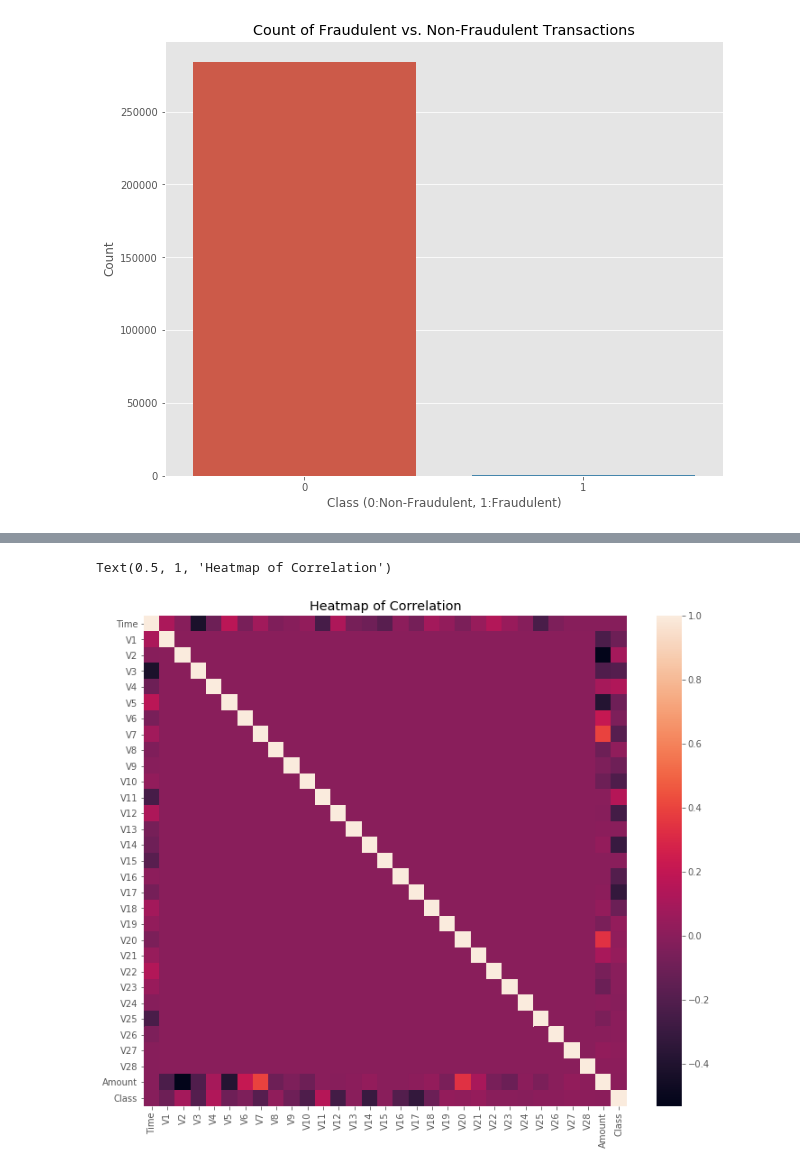
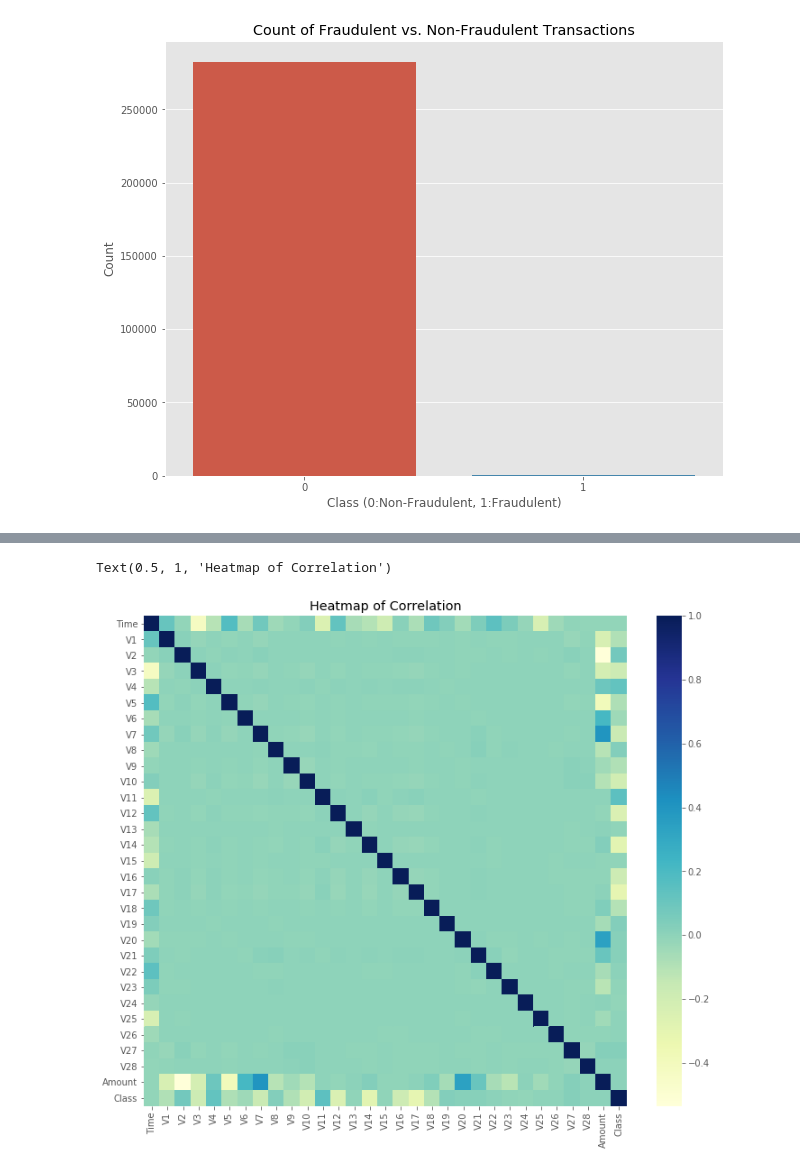
Before and after one commit to BITS-SECOND-SEM-ASSIGNMENT-GROUP-60/credit-fraud-detection, a Jupyter notebook: credit_card_fraud_detection.ipynb, the cells around one changed output, grey strips where cells are left out. Saved outputs shown, nothing was run; the diff lists cells and outputs as text; code cells hidden in the pictures.

```diff
--- a/credit_card_fraud_detection.ipynb
+++ b/credit_card_fraud_detection.ipynb
@@ -71,0 +80,4 @@ data.loc[:, ['Time', 'Amount']].describe()
+# %%
+print(f"Size of dataframe before dropping duplicate rows - {data.shape[0]}")
+data.drop_duplicates(keep=False,inplace=True)
+print(f"Size of dataframe after dropping duplicate rows - {data.shape[0]}")
@@ -98,9 +115,9 @@ Text(0.5, 0, 'Class (0:Non-Fraudulent, 1:Fraudulent)')
 # %%
 #heatmap
 corr = data.corr()
 plt.figure(figsize=(12,10))
-heat = sns.heatmap(data=corr)
+heat = sns.heatmap(data=corr, cmap="YlGnBu")
 plt.title('Heatmap of Correlation')
 # %% [output]
 Text(0.5, 1, 'Heatmap of Correlation')
-[figure, old version]
+[figure, new version]
```
Also changed, not shown: parts of 21 cells of this notebook.
